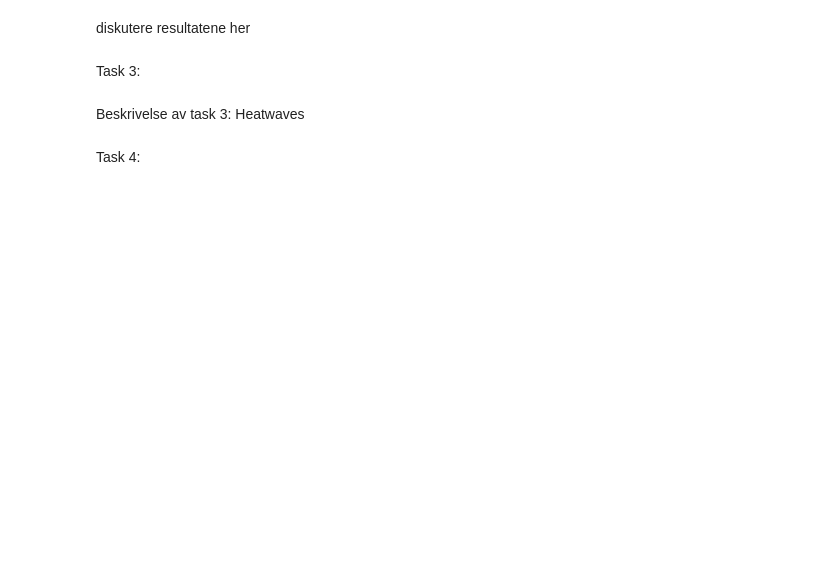
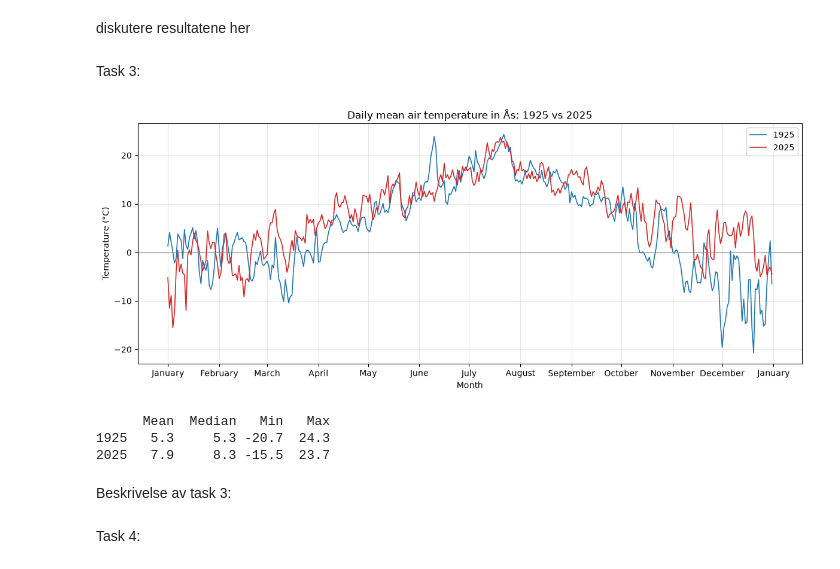
Before and after one commit to kacoew/INF201, a Jupyter notebook: Deliverable 1/Deliverable.ipynb, the cells around one changed output. Cells and saved outputs as stored; diff of their text form; code cells hidden in the pictures; blank space fills up the shorter version.

```diff
--- a/Deliverable 1/Deliverable.ipynb
+++ b/Deliverable 1/Deliverable.ipynb
@@ -124,7 +137,83 @@ plt.show()
 diskutere resultatene her
 # %% [markdown]
 Task 3:
+# %%
+# Imported libraries
+import matplotlib.dates as mdates  # Formats dates on the x-axis
+
+
+def get_mean_temperature(client_id: str, station_id: str, year: int) -> pd.DataFrame | None:
+    '''
+    Helper function that calls frost_request with the right parameters.
+    Gets the daily mean air temperature for one station a whole year.
+
+    Args:
+        client_id (str): Personal client ID for the Frost API.
+        station_id (str): Station ID, e.g. 'SN17850'.
+        year (int): Year to get data from, e.g. 1925.
+
+    Returns:
+        pd.DataFrame | None: DataFrame with the columns 'date' and 'value',
+        or None if the request failed.
+    '''
+    return frost_request(client_id, station_id, 'mean(air_temperature P1D)',
+                         f'{year}-01-01/{year + 1}-01-01')
+
+
+def summary_table(data: dict[str, pd.DataFrame]) -> pd.DataFrame:
+    '''
+    Makes a summary table with mean, median, min and max temperature for each year in the dictionary.
+
+    Args:
+        data (dict[str, pd.DataFrame]): Maps a label like '1925' to a DataFrame
+            with a 'value' column.
+
+    Returns:
+        pd.DataFrame: One row per label and one column per statistic,
+        rounded to one decimal.
+    '''
+
+    # Create a dictionary to hold the summary statistics for each label
+    rows = {}
+    for label, df in data.items(): # Iterate through each label and its corresponding df in the dictionary
+        rows[label] = {
+            'Mean': df['value'].mean(),
+            'Median': df['value'].median(),
+            'Min': df['value'].min(),
+            'Max': df['value'].max(),
+        }
+    return pd.DataFrame(rows).T.round(1)
+
+
+# Get the data for both years
+df_1925 = get_mean_temperature(client_id, 'SN17850', 1925)
+df_2025 = get_mean_temperature(client_id, 'SN17850', 2025)
+
+# Plot both years on the same calendar axis (month), so they can be compared
+fig, ax = plt.subplots(figsize=(12, 5)) # Gives a figure and axis for the plot with a set size
+ax.plot(df_1925['date'].apply(lambda d: d.replace(year=2000)), df_1925['value'], color='tab:blue', label='1925', linewidth=1.2) # Plot the temperature values for each year with  color and label
+ax.plot(df_2025['date'].apply(lambda d: d.replace(year=2000)), df_2025['value'], color='tab:red', label='2025', linewidth=1.2) # Plot the temperature values for each year with color and label
+
+
+ax.xaxis.set_major_locator(mdates.MonthLocator()) # Set the x-axis to each month
+ax.xaxis.set_major_formatter(mdates.DateFormatter('%B')) # Format the x-axis labels to show the whole month name
+ax.axhline(0, color='grey', linewidth=0.8)  # line at 0 °C
+ax.set_title('Daily mean air temperature in Ås: 1925 vs 2025') # Set the title of the plot
+ax.set_xlabel('Month') # Set the label for the x-axis
+ax.set_ylabel('Temperature (°C)') # Set the label for the y-axis
+ax.grid(True, alpha=0.3) # Enable grid lines on the plot with a specified transparency
+ax.legend() # Add a legend to the plot to identify the lines for each year
+plt.tight_layout() # Prevent overlapping elements
+plt.show() # Display the plot
+
+# Summary table for both years
+print(summary_table({'1925': df_1925, '2025': df_2025}))
+# %% [output]
+[figure, added]
+      Mean  Median   Min   Max
+1925   5.3     5.3 -20.7  24.3
+2025   7.9     8.3 -15.5  23.7
 # %% [markdown]
-Beskrivelse av task 3: Heatwaves
+Beskrivelse av task 3:
 # %% [markdown]
 Task 4:
```
Also changed, not shown: parts of 4 cells of this notebook.
